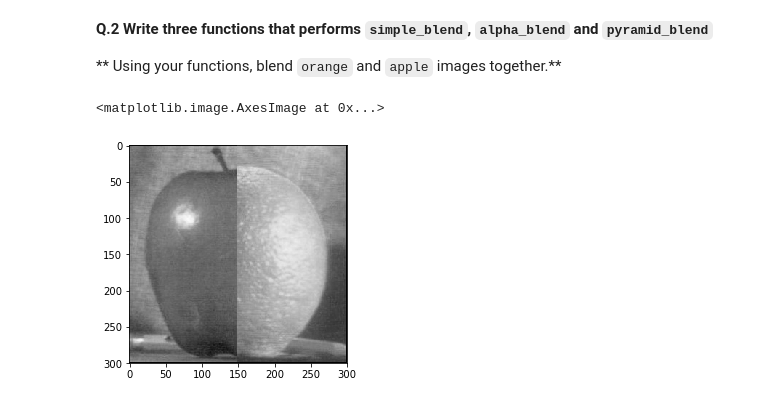
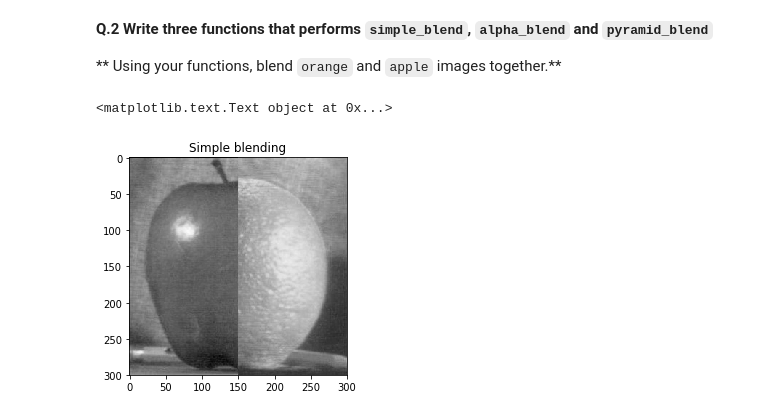
Before and after one commit to dariazotovamaia/B31XB-IIP-TP-1718, a Jupyter notebook: 3-interpolation-blending/3-interpolation-blending.ipynb, the cells around one changed output. Drawn from its saved outputs; the diff is of its cells as text; code cells hidden in the pictures.

```diff
--- a/3-interpolation-blending/3-interpolation-blending.ipynb
+++ b/3-interpolation-blending/3-interpolation-blending.ipynb
@@ -75,31 +75,33 @@ ax3.set_title('bicubic interpolation')
 # %%
 def simple_blend(img1, img2):
 
-    img = np.zeros(np.shape(img1))*2 #new array of the same size as first picture.
-    for i in range(0, img2.shape[0]-1): #copy the img2 into new img
-        for j in range(0, img2.shape[1]-1):
+    img = np.zeros(np.shape(img1))
+    row, col = np.shape(img)
+    for i in range(0, row):
+        for j in range(0, col):
             img[i,j]=img2[i,j]
-    for i in range(0, (img1.shape[0]-1)):
-        for j in range(0, (img1.shape[1]-1)/2):
+    for i in range(0, row):
+        for j in range(0, np.ceil(col/2).astype('ubyte')):
             img[i,j]=img1[i,j]
     return img
 
 from skimage.color import rgb2gray
 filename = './images/apple.jpeg'
 apple_im = io.imread(filename)
-apple_gray=rgb2gray(apple_im) #convert color and type of an image to use function "cont_str"
+apple_gray=rgb2gray(apple_im)
 apple_gray=img_as_ubyte(apple_gray)
 
 filename = './images/orange.jpeg'
 orange_im = io.imread(filename)
-orange_gray=rgb2gray(orange_im) #convert color and type of an image to use function "cont_str"
+orange_gray=rgb2gray(orange_im)
 orange_gray=img_as_ubyte(orange_gray)
 
 
 
 blend_img = simple_blend(apple_gray, orange_gray)
 
 plt.imshow(blend_img, cmap=cm.gray)
+plt.title ('Simple blending')
 # %% [output]
-<matplotlib.image.AxesImage at 0x...>
+<matplotlib.text.Text object at 0x...>
-[figure, old version]
+[figure, new version]
```
Also changed, not shown: parts of 5 cells of this notebook.
